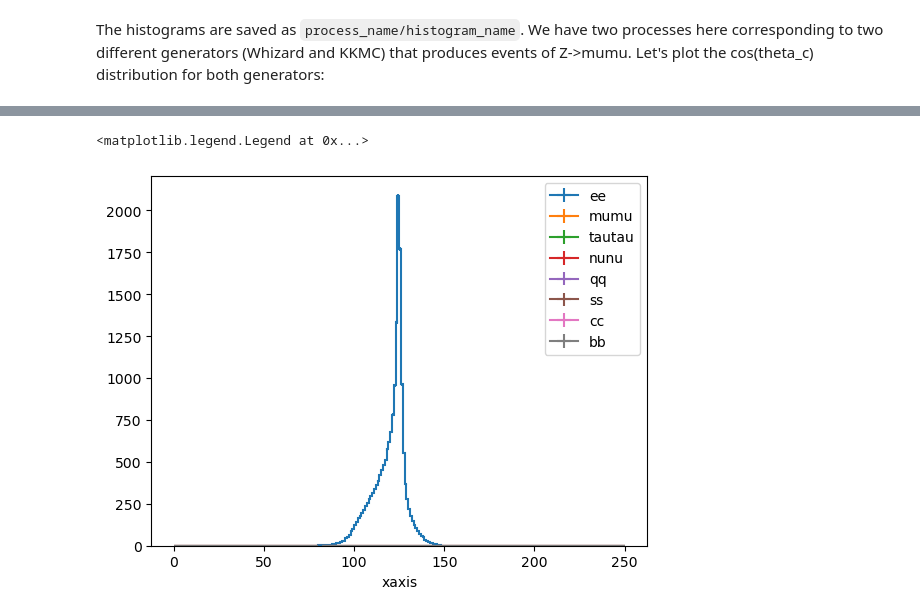
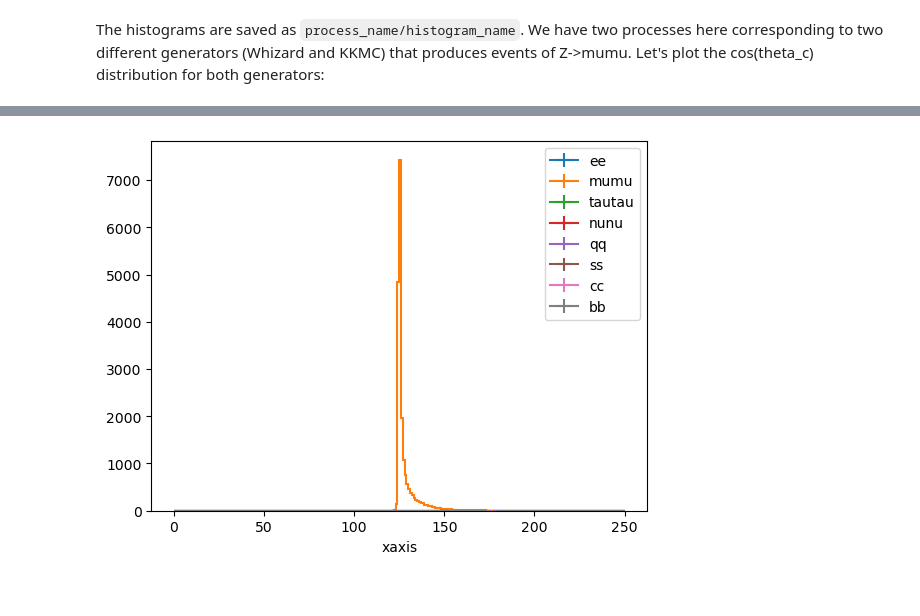
Before and after one commit to ilsanford/FCCAnalyzer, a Jupyter notebook: analyses/h_bb/h_bb.ipynb, the cells around one changed output, grey strips where cells are left out. Saved outputs shown, nothing was run; the diff lists cells and outputs as text; code cells hidden in the pictures.

```diff
--- a/analyses/h_bb/h_bb.ipynb
+++ b/analyses/h_bb/h_bb.ipynb
@@ -29,12 +30,16 @@ plt.show()
 # %%
 z_products = ['ee', 'mumu', 'tautau', 'nunu', 'qq', 'ss', 'cc', 'bb']
 
-hists = [f_mumu[f'wzp6_ee_{i}H_Hbb_ecm240/zelectrons_m'].to_hist() for i in z_products]
+ZZ = f_mumu['p8_ee_ZZ_ecm240/mumu_recoil_m_nOne'].to_hist()
+hists = [f_mumu[f'wzp6_ee_{i}H_Hbb_ecm240/mumu_recoil_m_nOne'].to_hist() for i in z_products]
+#hists.append(ZZ)
+#z_products.append('ZZ')
 hep.histplot(hists, label=z_products)#, stack=True)
+#plt.xlim(115,140)
 plt.legend()
+plt.show()
 # %% [output]
-<matplotlib.legend.Legend at 0x...>
-[figure, old version]
+[figure, new version]
 # %%
 mumu =  f_mumu['wzp6_ee_mumuH_Hbb_ecm240/zmuons_m'].to_hist()
 WW   = f_mumu['p8_ee_WW_ecm240/zmuons_m'].to_hist()
```
Also changed, not shown: parts of 9 cells of this notebook, 1 other file.
